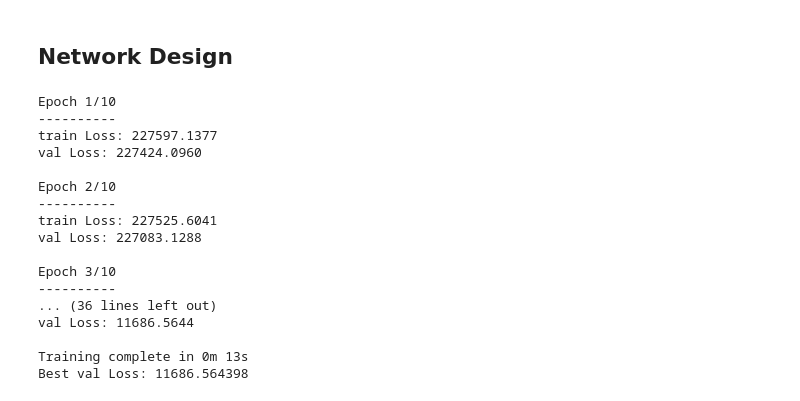
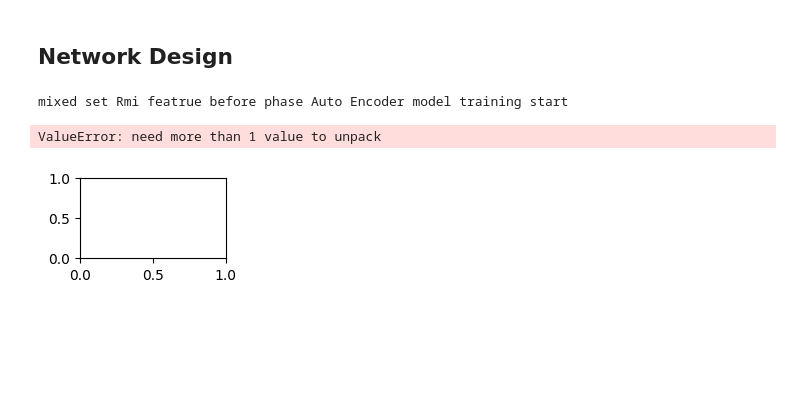
Before and after one commit to KyuhyoJeon/TrAE, a Jupyter notebook: main.ipynb, the cells around one changed output. Drawn from its saved outputs; the diff is of its cells as text; code cells hidden in the pictures; blank space fills up the shorter version.

```diff
--- a/main.ipynb
+++ b/main.ipynb
@@ -238,5 +279,5 @@ test_set, test_loader = data_provider(args, 'test')
 # %%
 model = TrAE(ConvEncoder, ConvDecoder, args).to(args.device)
-criterion = nn.MSELoss()
+criterion = nn.MSELoss().to(args.device)
 optimizer = optim.Adam(model.parameters(), lr=args.lr)
 # %%
@@ -319,24 +369,58 @@ def train_model(model, dataloaders, criterion, optimizer, num_epochs=10):
-# %%
-data_loaders = {'train': train_loader, 'val': valid_loader, 'test': test_loader}
-best_model, train_loss_history, val_loss_history = train_model(model, data_loaders, criterion, optimizer, num_epochs=args.train_epochs)
-# %% [output]
-Epoch 1/10
-----------
-train Loss: 227597.1377
-val Loss: 227424.0960
-
-Epoch 2/10
-----------
-train Loss: 227525.6041
-val Loss: 227083.1288
-
-Epoch 3/10
-----------
-... (36 lines left out)
-val Loss: 11686.5644
-
-Training complete in 0m 13s
-Best val Loss: 11686.564398
+# %%
+phases = ['before', 'initial', 'final'] if args.data == '3D/new/' else ['whole']
+phase2len = {'before':96, 'initial':352, 'final':2240} if args.data == '3D/new/' else {'whole':3200}
+chTs = ['Rmi', 'Vmi', 'Wmi', 'Accm', 'angEuler', 'FinOut', 'FinCmd'] if args.data == '3D/new/' else ['Rmi']
+ch = {'Rmi':3, 'Vmi':3, 'Wmi':3, 'Accm':3, 'angEuler':3, 'FinOut':4, 'FinCmd':4} if args.data == '3D/new/' else {'Rmi':2}
+plot_cnt = 0
+temp_seq_len = args.seq_len
+
+for dataT in ['mixed', 'normal']:
+    # if dataT == 'normal':
+    #     continue
+    args.data_type = dataT
+    # train_set, train_loader = data_provider(args, 'train')
+    # valid_set, valid_loader = data_provider(args, 'valid')
+    # test_set, test_loader = data_provider(args, 'test')
+    # data_loaders = {'train': train_loader, 'val': valid_loader, 'test': test_loader}
+    if dataT == 'mixed':
+        data_loaders = mixed_loaders
+    else:
+        data_loaders = normal_loaders
+
+    for phase in phases:
+        plot_cnt += 1
+        plt.subplot(4, len(phases), plot_cnt)
+        for chT in chTs:
+            if args.data == '3D/new/':
+                args.seq_len = phase2len[phase]
+                args.input_channel = ch[chT]
+            save_ckpt = f'{args.checkpoints+args.data+args.model}_{args.data_type}_{chT}_{phase}_'
+            print(f'{dataT} set {chT} featrue {phase} phase Auto Encoder model training start')
+            model = TrAE(ConvEncoder, ConvDecoder, args).to(args.device)
+            criterion = nn.MSELoss().to(args.device)
+            optimizer = optim.Adam(model.parameters(), lr=args.lr)
+            scheduler = optim.lr_scheduler.CosineAnnealingLR(optimizer, T_max=10, eta_min=1e-5)
+
+            trained_model, best_wts, train_loss_history, val_loss_history = train_AutoEncoder(model, data_loaders, criterion, optimizer, scheduler, args.train_epochs, phase, chT)
+            torch.save(trained_model.state_dict(), save_ckpt+'model.pth')
+            torch.save(trained_model.encoder.state_dict(), save_ckpt+'encoder.pth')
+            trained_model.load_state_dict(best_wts)
+            torch.save(trained_model.state_dict(), save_ckpt+'best_model.pth')
+            torch.save(trained_model.encoder.state_dict(), save_ckpt+'best_encoder.pth')
+            print('model saved to %s' % save_ckpt)
+
+            plt.figure(figsize=(4, 3))
+            plt.plot(train_loss_history, label=f'{phase} {chT} train')
+            plt.plot(val_loss_history, label=f'{phase} {chT} val')
+        #     break
+        # break
+    args.seq_len = temp_seq_len
+    # break
+plt.show()
+# %% [output]
+mixed set Rmi featrue before phase Auto Encoder model training start
+ValueError: need more than 1 value to unpack
+[figure, added]
 # %%
 # Let's draw a learning curve like below.
 plt.plot(train_loss_history, label='train')
```
Also changed, not shown: parts of 25 cells of this notebook, 2 other files.
